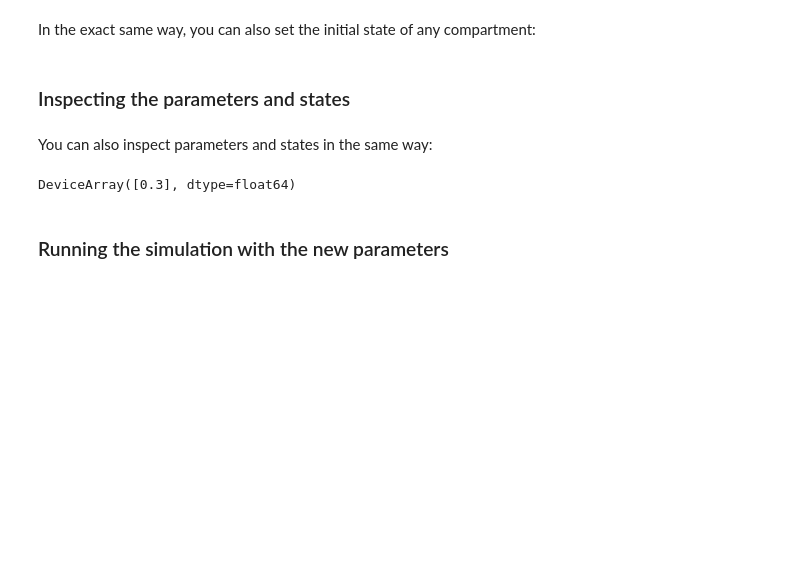
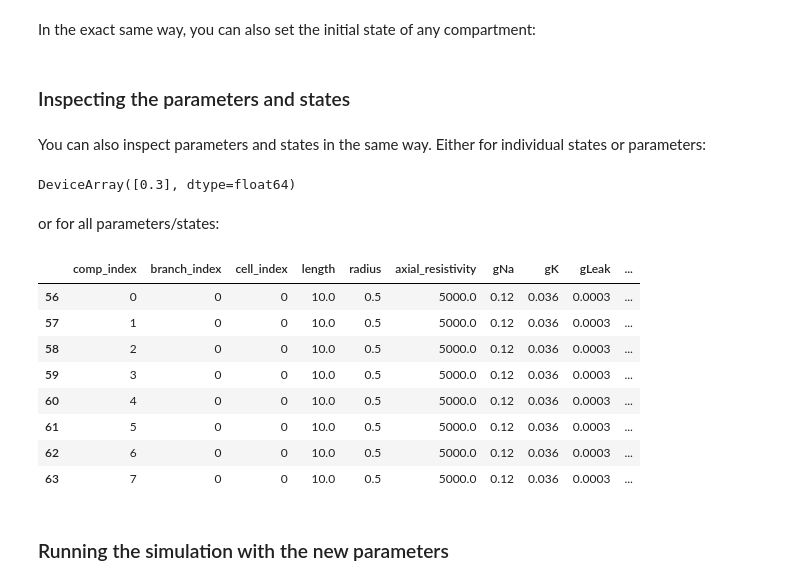
Before and after one commit to jaxleyverse/jaxley, a Jupyter notebook: tutorials/02_setting_parameters.ipynb, the cells around one changed output. Cells and saved outputs as stored; diff of their text form; code cells hidden in the pictures; blank space fills up the shorter version.

```diff
--- a/tutorials/02_setting_parameters.ipynb
+++ b/tutorials/02_setting_parameters.ipynb
@@ -87,11 +84,25 @@ network.cell(1).branch(2).set_states("m", 0.3)
 # %% [markdown]
 ### Inspecting the parameters and states
 # %% [markdown]
-You can also inspect parameters and states in the same way:
+You can also inspect parameters and states in the same way. Either for individual states or parameters:
 # %%
 network.cell(1).branch(2).comp(0).get_states("m")
 # %% [output]
 DeviceArray([0.3], dtype=float64)
+# %% [markdown]
+or for all parameters/states:
+# %%
+network.cell(1).branch(2).show()
+# %% [output]
+|  | comp_index | branch_index | cell_index | length | radius | axial_resistivity | gNa | gK | gLeak | ... |
+| 56 | 0 | 0 | 0 | 10.0 | 0.5 | 5000.0 | 0.12 | 0.036 | 0.0003 | ... |
+| 57 | 1 | 0 | 0 | 10.0 | 0.5 | 5000.0 | 0.12 | 0.036 | 0.0003 | ... |
+| 58 | 2 | 0 | 0 | 10.0 | 0.5 | 5000.0 | 0.12 | 0.036 | 0.0003 | ... |
+| 59 | 3 | 0 | 0 | 10.0 | 0.5 | 5000.0 | 0.12 | 0.036 | 0.0003 | ... |
+| 60 | 4 | 0 | 0 | 10.0 | 0.5 | 5000.0 | 0.12 | 0.036 | 0.0003 | ... |
+| 61 | 5 | 0 | 0 | 10.0 | 0.5 | 5000.0 | 0.12 | 0.036 | 0.0003 | ... |
+| 62 | 6 | 0 | 0 | 10.0 | 0.5 | 5000.0 | 0.12 | 0.036 | 0.0003 | ... |
+| 63 | 7 | 0 | 0 | 10.0 | 0.5 | 5000.0 | 0.12 | 0.036 | 0.0003 | ... |
 # %% [markdown]
 ### Running the simulation with the new parameters
 # %%
```
Also changed, not shown: parts of 1 cell of this notebook, 3 other files.
